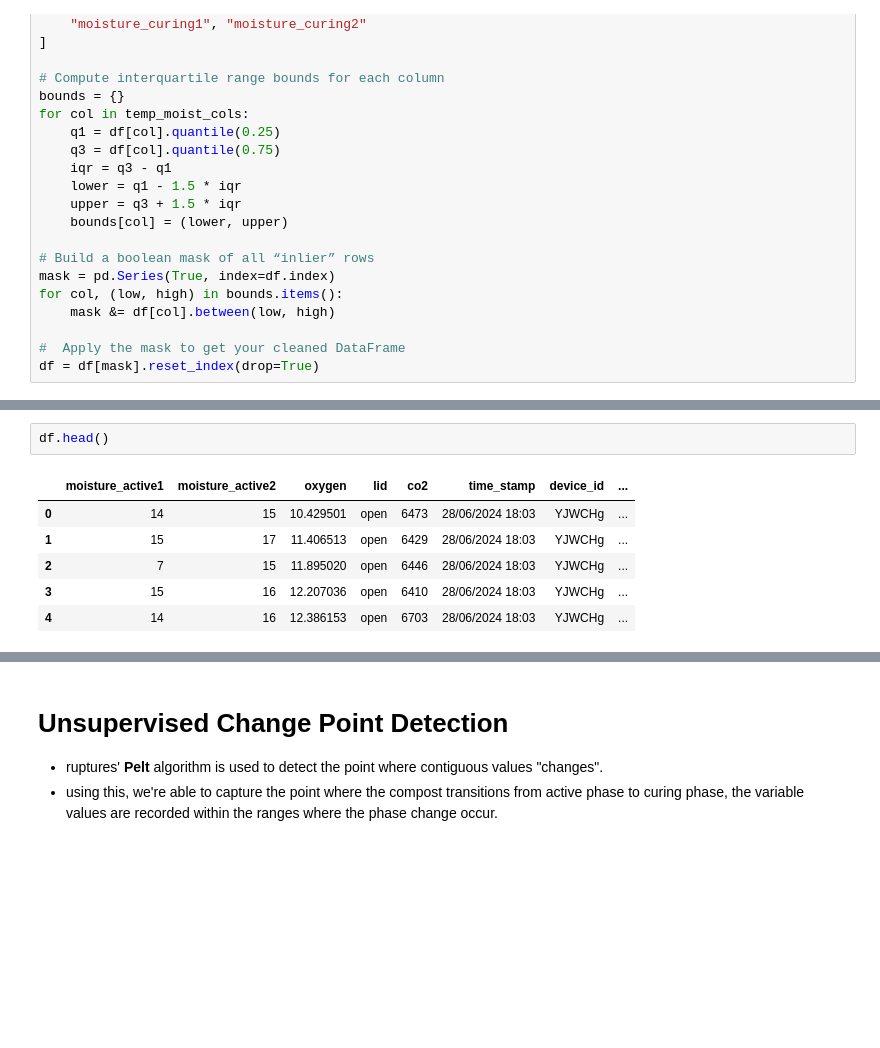
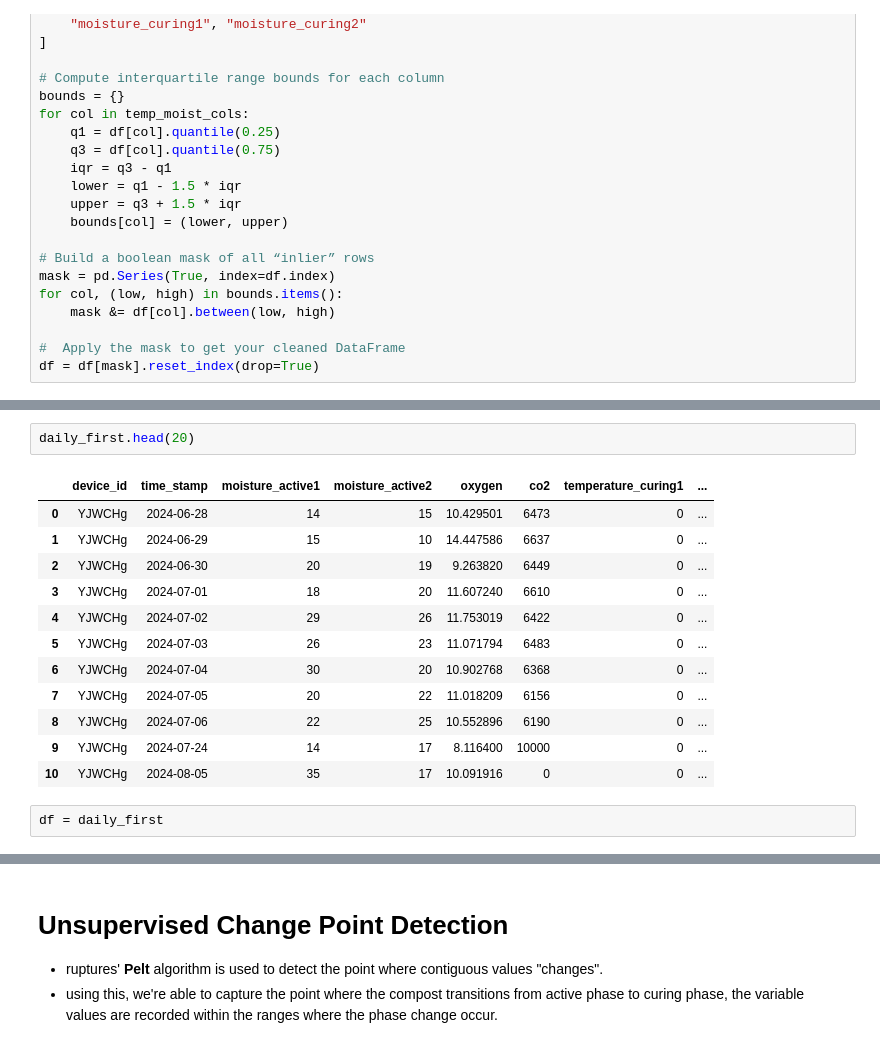
Before and after one commit to hengrvisal/LIDA-Composting-Project, a Jupyter notebook: new_data.ipynb, the cells around one changed output, grey strips where cells are left out. Cells and saved outputs as stored; diff of their text form; blank space fills up the shorter version.

```diff
--- a/new_data.ipynb
+++ b/new_data.ipynb
@@ -60,9 +86,17 @@ df = df[mask].reset_index(drop=True)
+# %%
+daily_first.head(20)
+# %% [output]
+|  | device_id | time_stamp | moisture_active1 | moisture_active2 | oxygen | co2 | temperature_curing1 | ... |
+| 0 | YJWCHg | 2024-06-28 | 14 | 15 | 10.429501 | 6473 | 0 | ... |
+| 1 | YJWCHg | 2024-06-29 | 15 | 10 | 14.447586 | 6637 | 0 | ... |
+| 2 | YJWCHg | 2024-06-30 | 20 | 19 | 9.263820 | 6449 | 0 | ... |
+| 3 | YJWCHg | 2024-07-01 | 18 | 20 | 11.607240 | 6610 | 0 | ... |
+| 4 | YJWCHg | 2024-07-02 | 29 | 26 | 11.753019 | 6422 | 0 | ... |
+| 5 | YJWCHg | 2024-07-03 | 26 | 23 | 11.071794 | 6483 | 0 | ... |
+| 6 | YJWCHg | 2024-07-04 | 30 | 20 | 10.902768 | 6368 | 0 | ... |
+| 7 | YJWCHg | 2024-07-05 | 20 | 22 | 11.018209 | 6156 | 0 | ... |
+| 8 | YJWCHg | 2024-07-06 | 22 | 25 | 10.552896 | 6190 | 0 | ... |
+| 9 | YJWCHg | 2024-07-24 | 14 | 17 | 8.116400 | 10000 | 0 | ... |
+| 10 | YJWCHg | 2024-08-05 | 35 | 17 | 10.091916 | 0 | 0 | ... |
 # %%
-df.head()
+df = daily_first
-# %% [output]
-|  | moisture_active1 | moisture_active2 | oxygen | lid | co2 | time_stamp | device_id | ... |
-| 0 | 14 | 15 | 10.429501 | open | 6473 | 28/06/2024 18:03 | YJWCHg | ... |
-| 1 | 15 | 17 | 11.406513 | open | 6429 | 28/06/2024 18:03 | YJWCHg | ... |
-| 2 | 7 | 15 | 11.895020 | open | 6446 | 28/06/2024 18:03 | YJWCHg | ... |
-| 3 | 15 | 16 | 12.207036 | open | 6410 | 28/06/2024 18:03 | YJWCHg | ... |
-| 4 | 14 | 16 | 12.386153 | open | 6703 | 28/06/2024 18:03 | YJWCHg | ... |
```
Also changed, not shown: parts of 10 cells of this notebook.
